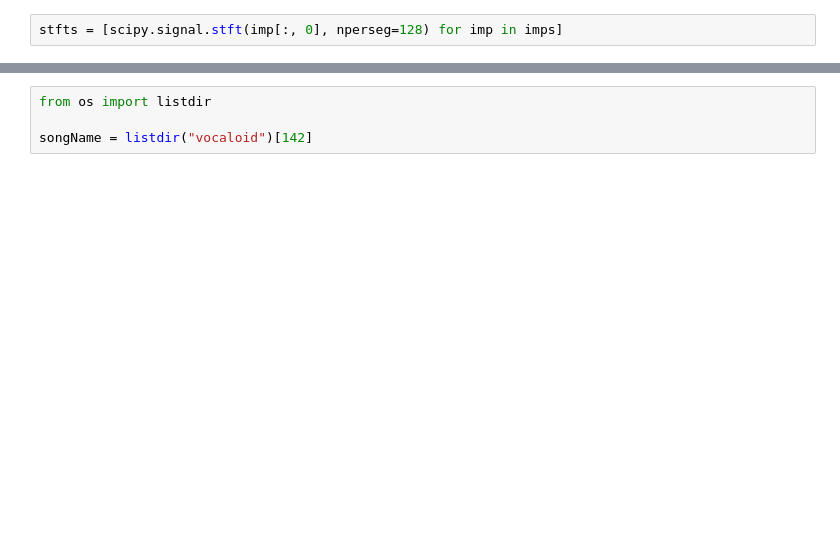
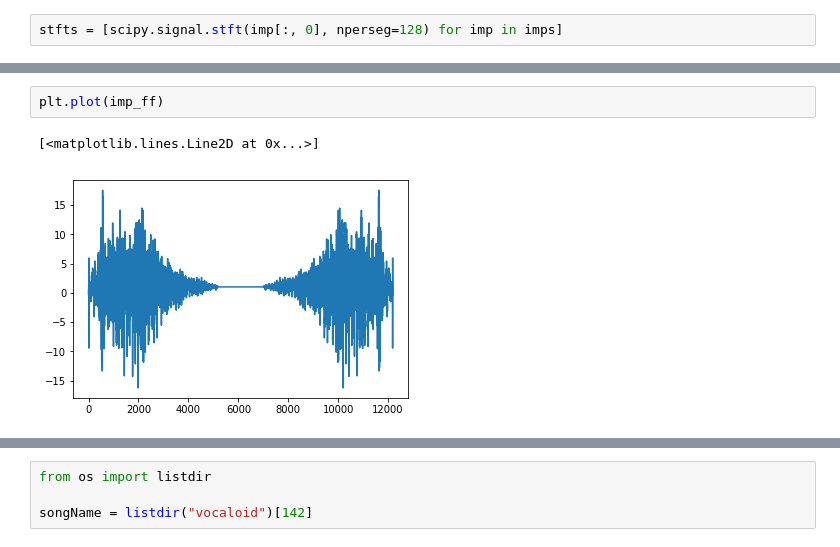
Before and after one commit to josephch405/pytorch-wavenet, a Jupyter notebook: impulse_viz.ipynb, the cells around one changed output, grey strips where cells are left out. Cells and saved outputs as stored; diff of their text form; blank space fills up the shorter version.

```diff
--- a/impulse_viz.ipynb
+++ b/impulse_viz.ipynb
@@ -8 +26,6 @@ stfts = [scipy.signal.stft(imp[:, 0], nperseg=128) for imp in imps]
+# %%
+plt.plot(imp_ff)
+# %% [output]
+[<matplotlib.lines.Line2D at 0x...>]
+[figure, added]
 # %%
```
Also changed, not shown: parts of 20 cells of this notebook, 3 other files.
